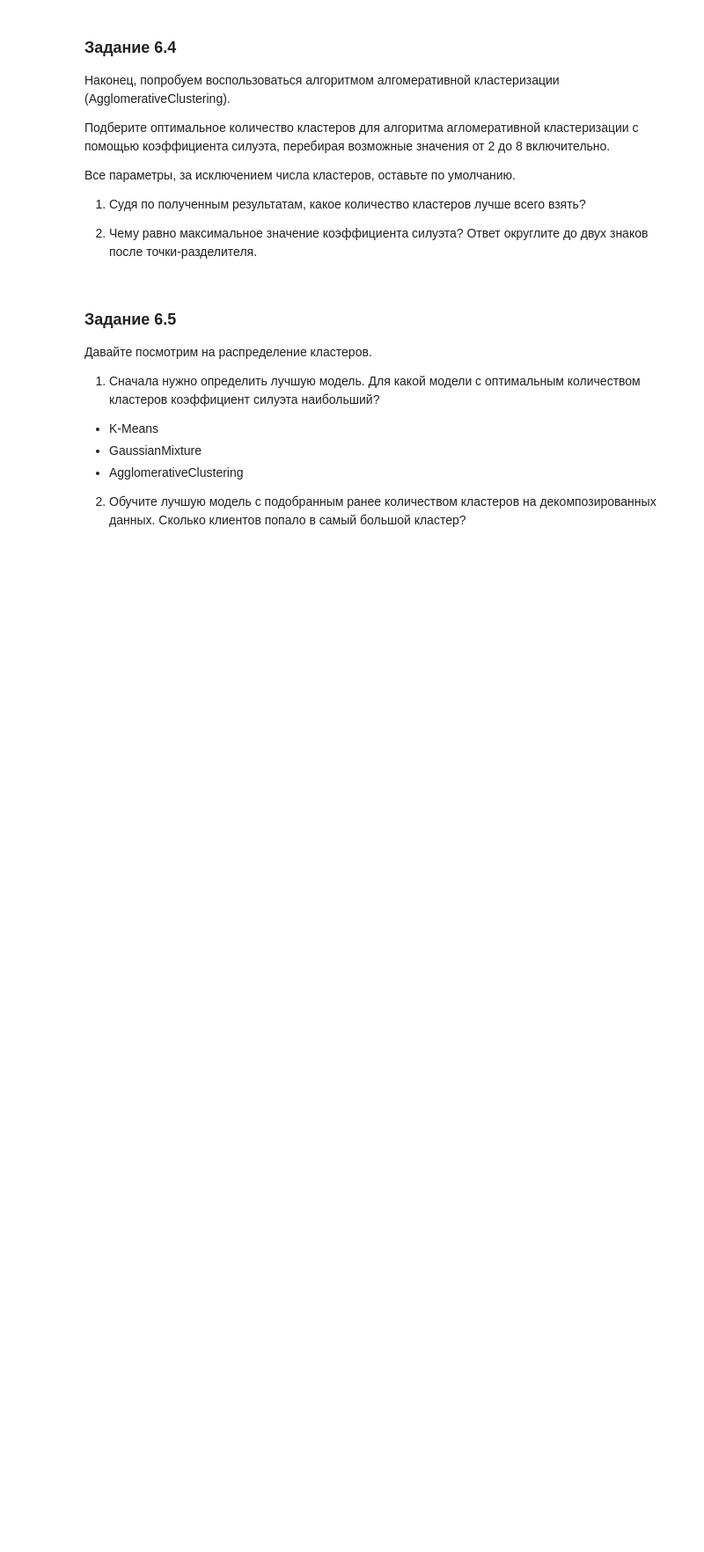
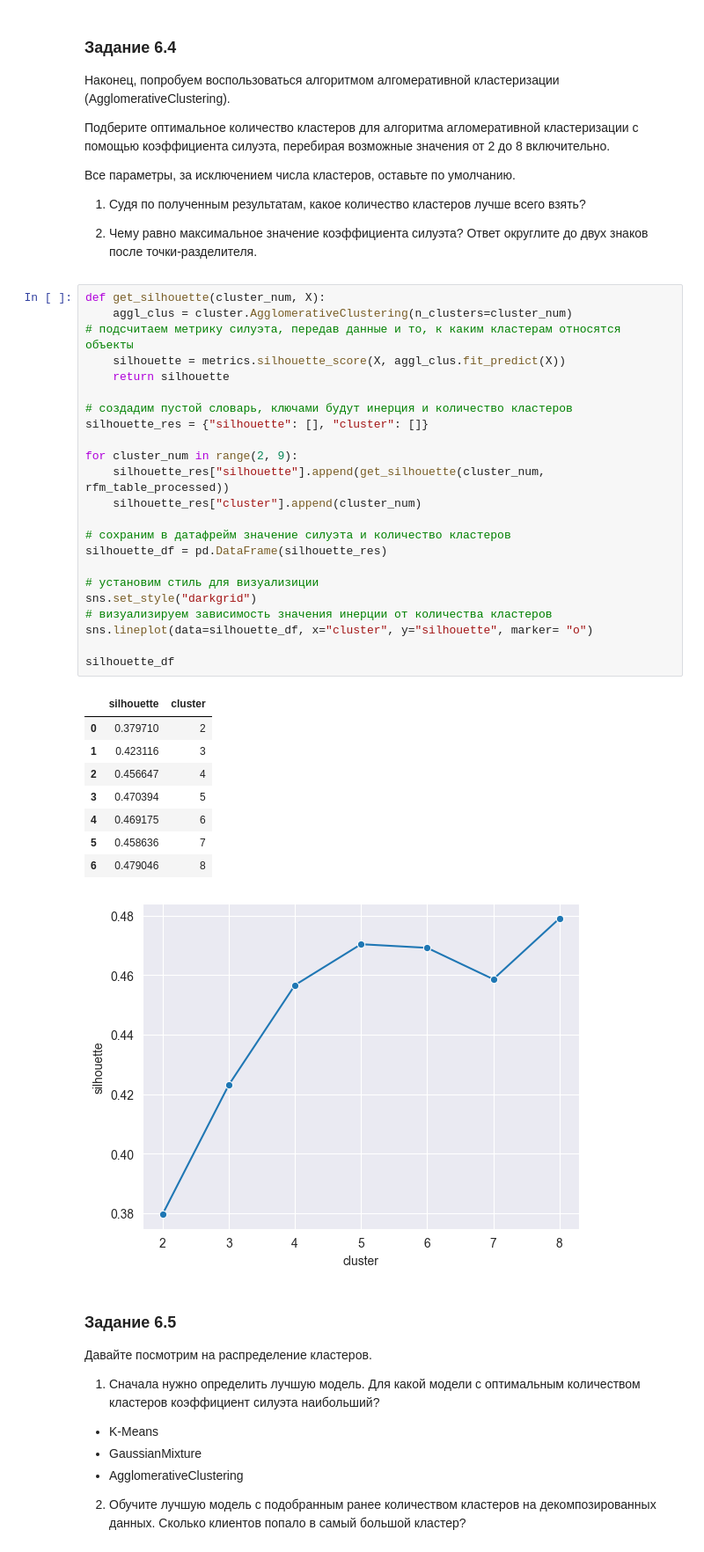
Before and after one commit to Elancinos/SF_DS_COURSE, a Jupyter notebook: Project_6/Project-6._Ноутбук-шаблон.ipynb, the cells around one changed output. Shown at 88% size. Saved outputs shown, nothing was run; the diff lists cells and outputs as text; blank space fills up the shorter version.

```diff
--- a/Project_6/Project-6._Ноутбук-шаблон.ipynb
+++ b/Project_6/Project-6._Ноутбук-шаблон.ipynb
@@ -1285,6 +1365,39 @@ sns.scatterplot(data=rfm_table_processed, x='axis-1', y='axis-2');
 1) Судя по полученным результатам, какое количество кластеров лучше всего взять?
 
 2) Чему равно максимальное значение коэффициента силуэта? Ответ округлите до двух знаков после точки-разделителя.
+# %%
+def get_silhouette(cluster_num, X):
+    aggl_clus = cluster.AgglomerativeClustering(n_clusters=cluster_num)
+# подсчитаем метрику силуэта, передав данные и то, к каким кластерам относятся объекты
+    silhouette = metrics.silhouette_score(X, aggl_clus.fit_predict(X))
+    return silhouette
+
+# создадим пустой словарь, ключами будут инерция и количество кластеров
+silhouette_res = {"silhouette": [], "cluster": []}
+
+for cluster_num in range(2, 9):
+    silhouette_res["silhouette"].append(get_silhouette(cluster_num, rfm_table_processed))
+    silhouette_res["cluster"].append(cluster_num)
+
+# сохраним в датафрейм значение силуэта и количество кластеров
+silhouette_df = pd.DataFrame(silhouette_res)
+
+# установим стиль для визуализиции
+sns.set_style("darkgrid")
+# визуализируем зависимость значения инерции от количества кластеров
+sns.lineplot(data=silhouette_df, x="cluster", y="silhouette", marker= "o")
+
+silhouette_df
+# %% [output]
+|  | silhouette | cluster |
+| 0 | 0.379710 | 2 |
+| 1 | 0.423116 | 3 |
+| 2 | 0.456647 | 4 |
+| 3 | 0.470394 | 5 |
+| 4 | 0.469175 | 6 |
+| 5 | 0.458636 | 7 |
+| 6 | 0.479046 | 8 |
+[figure, added]
 # %% [markdown]
 ### Задание 6.5
 Давайте посмотрим на распределение кластеров.
```
Also changed, not shown: parts of 18 cells of this notebook, 3 other files.
